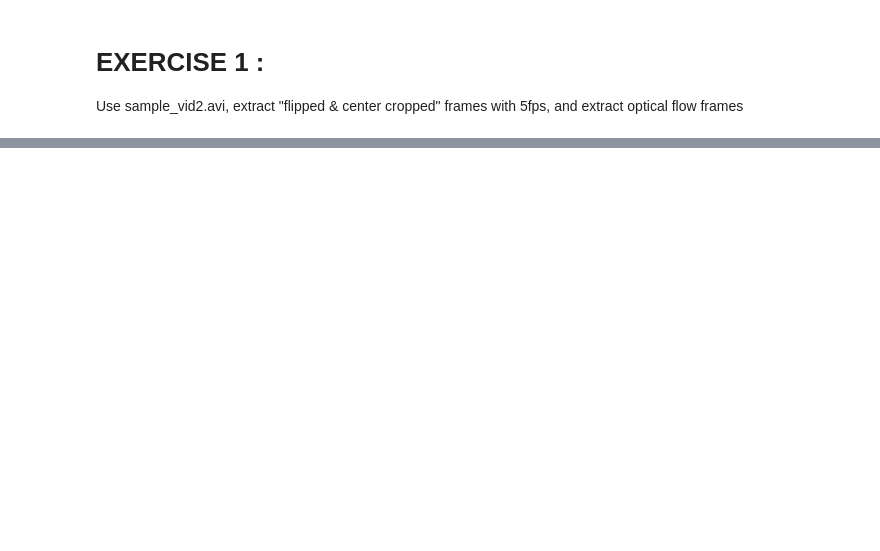
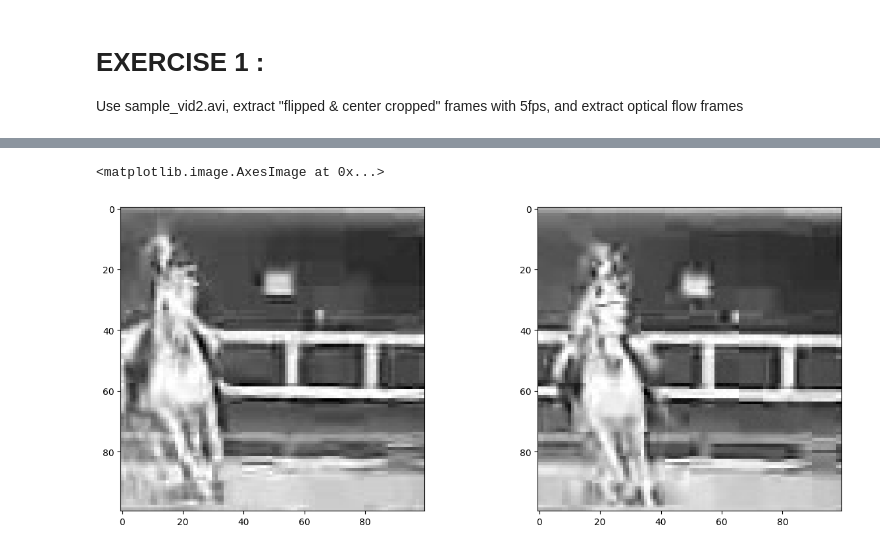
Before and after one commit to kkakung/SAMSUNG_AI_action_recognition, a Jupyter notebook: 1_preprocessing/preprocessing.ipynb, the cells around one changed output, grey strips where cells are left out. Cells and saved outputs as stored; diff of their text form; code cells hidden in the pictures; blank space fills up the shorter version.

```diff
--- a/1_preprocessing/preprocessing.ipynb
+++ b/1_preprocessing/preprocessing.ipynb
@@ -132,0 +221,16 @@ Following the example above, extract optical flow frames
+# %%
+'''
+2) Extract Optical Flow Frames
+'''
+# Extract the TVL1 optical flow from the first 2 frames
+frame_0 = frames[0]
+frame_0 = cv2.imread(frame_0,0)
+frame_1 = frames[1]
+frame_1 = cv2.imread(frame_1,0)
+
+fig, axs = plt.subplots(1, 2, figsize=(15, 6))
+axs[0].imshow(frame_0, cmap='gray', vmin=0, vmax=255)
+axs[1].imshow(frame_1, cmap='gray', vmin=0, vmax=255)
+# %% [output]
+<matplotlib.image.AxesImage at 0x...>
+[figure, added]
```
Also changed, not shown: parts of 16 cells of this notebook.
